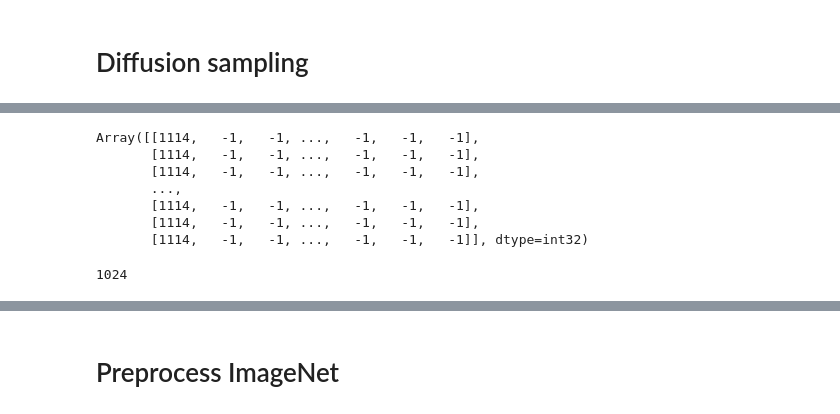
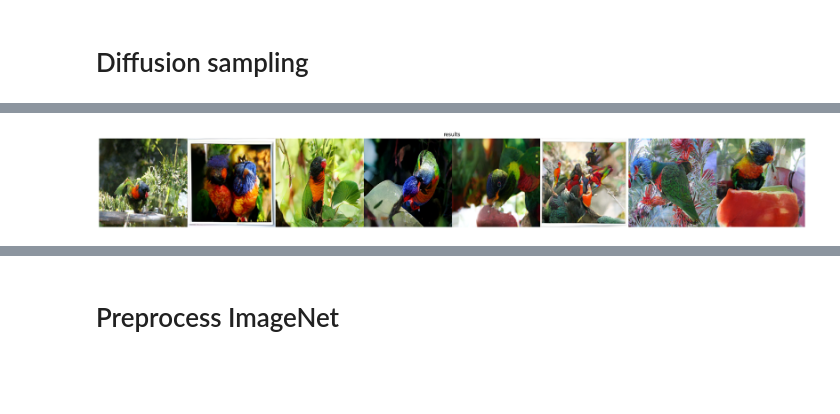
Before and after one commit to matthew9671/maskgit-jax, a Jupyter notebook: MaskGIT_demo.ipynb, the cells around one changed output, grey strips where cells are left out. Cells and saved outputs as stored; diff of their text form; code cells hidden in the pictures; blank space fills up the shorter version.

```diff
--- a/MaskGIT_demo.ipynb
+++ b/MaskGIT_demo.ipynb
@@ -411,0 +485,9 @@ Wall time: 1min 2s
+# %%
+start_timer = timer()
+loop_number = 1
+for i in range(loop_number):
+    key, _ = jr.split(key)
+    keys = jr.split(key, jax.local_device_count())
+    results = p_sample_batch(pmap_input_tokens, keys)
+end_timer = timer()
+print(f"generated {generator_256.eval_batch_size() * batch_size * loop_number} images in {end_timer - start_timer} seconds")
@@ -411,0 +496,9 @@ Wall time: 1min 2s
+# %%
+start_timer = timer()
+loop_number = 3
+for i in range(loop_number):
+    key, _ = jr.split(key)
+    keys = jr.split(key, (jax.local_device_count(), batch_size))
+    results = p_sample_vmap(pmap_input_tokens, keys)
+end_timer = timer()
+print(f"generated {generator_256.eval_batch_size() * batch_size * loop_number} images in {end_timer - start_timer} seconds")
@@ -411,0 +558,7 @@ Wall time: 1min 2s
+# %%
+key = jr.PRNGKey(0)
+for i in range(20):
+    print(i)
+    key, _ = jr.split(key)
+    keys = jr.split(key, (jax.local_device_count(), batch_size))
+    results = p_sample(pmap_input_tokens, keys)
@@ -451,0 +590,2 @@ Array([   0,    0,    0,    0,    0,    0,    0,    0,    0,    0,    0,
+# %%
+sample, sample_hist = results
@@ -452,19 +594,12 @@ Array([   0,    0,    0,    0,    0,    0,    0,    0,    0,    0,    0,
 # %%
-output_tokens = jnp.reshape(results[:, 1:], [-1, generator_256.transformer_latent_size, generator_256.transformer_latent_size])
+id = 2
+output_tokens = jnp.reshape(sample[:, id, 1:], [-1, generator_256.transformer_latent_size, generator_256.transformer_latent_size])
 gen_images = generator_256.tokenizer_model.apply(
           generator_256.tokenizer_variables,
           output_tokens,
-          method=self.tokenizer_model.decode_from_indices,
+          method=generator_256.tokenizer_model.decode_from_indices,
           mutable=False)
+# Visualize
+visualize_images(gen_images, title=f'results')
 # %% [output]
-Array([[1114,   -1,   -1, ...,   -1,   -1,   -1],
-       [1114,   -1,   -1, ...,   -1,   -1,   -1],
-       [1114,   -1,   -1, ...,   -1,   -1,   -1],
-       ...,
-       [1114,   -1,   -1, ...,   -1,   -1,   -1],
-       [1114,   -1,   -1, ...,   -1,   -1,   -1],
-       [1114,   -1,   -1, ...,   -1,   -1,   -1]], dtype=int32)
+[figure, added]
-# %%
-generator_256.maskgit_cf.vqvae.codebook_size
-# %% [output]
-1024
```
Also changed, not shown: parts of 21 cells of this notebook.
